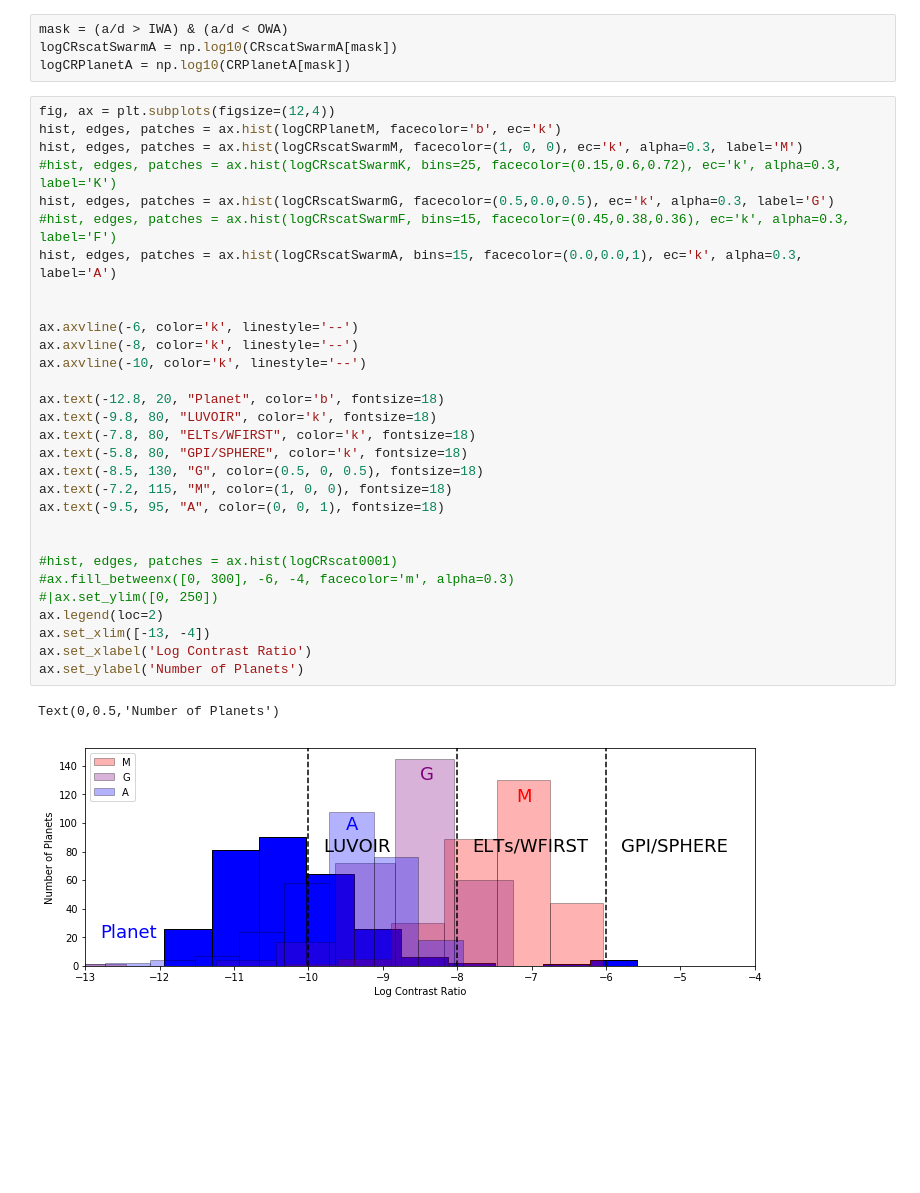
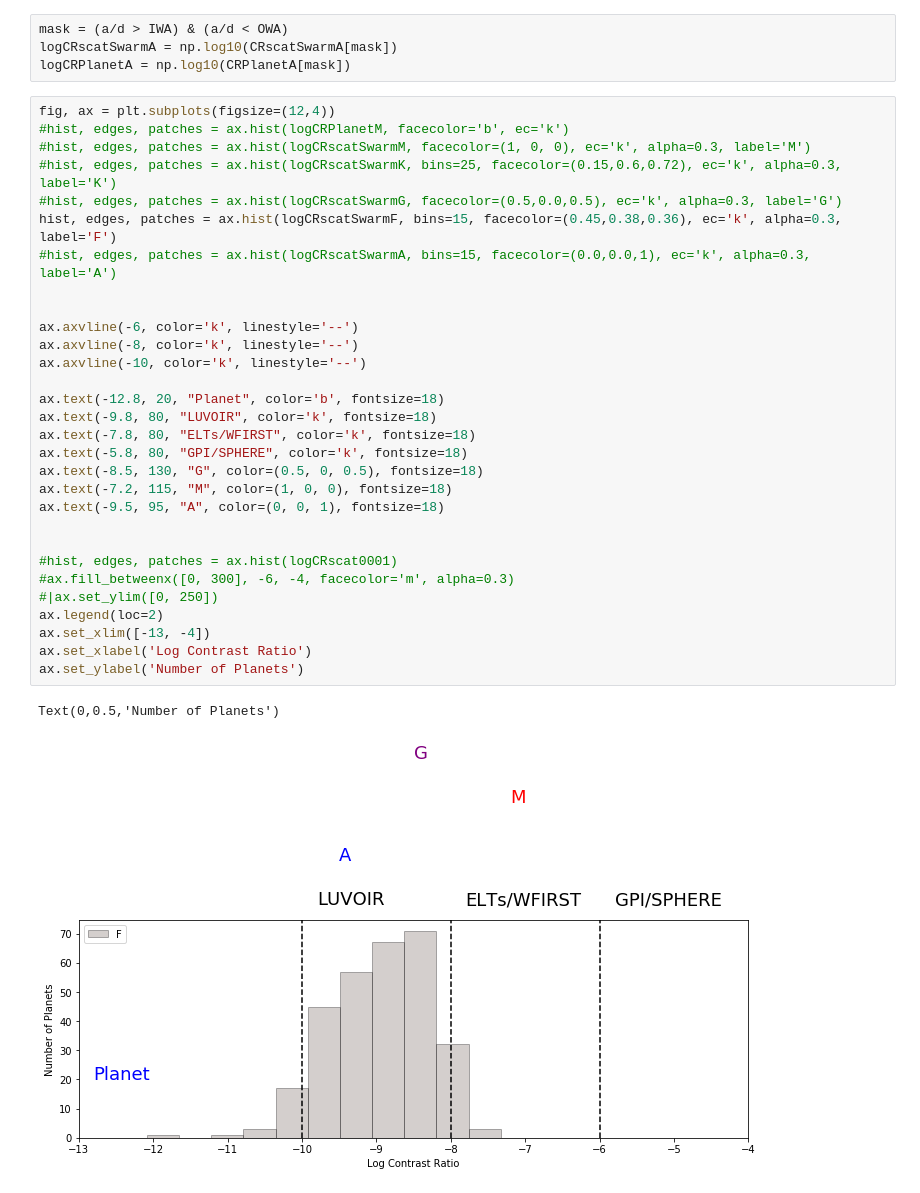
Before and after one commit to LoicNassif/CE-Irregular-Satellites, a Jupyter notebook: jupyter_examples/yieldStarTypes.ipynb, the cells around one changed output. Drawn from its saved outputs; the diff is of its cells as text; blank space fills up the shorter version.

```diff
--- a/jupyter_examples/yieldStarTypes.ipynb
+++ b/jupyter_examples/yieldStarTypes.ipynb
@@ -293,34 +293,34 @@ logCRscatSwarmA = np.log10(CRscatSwarmA[mask])
 logCRPlanetA = np.log10(CRPlanetA[mask])
 # %%
 fig, ax = plt.subplots(figsize=(12,4))
-hist, edges, patches = ax.hist(logCRPlanetM, facecolor='b', ec='k')
-hist, edges, patches = ax.hist(logCRscatSwarmM, facecolor=(1, 0, 0), ec='k', alpha=0.3, label='M')
+#hist, edges, patches = ax.hist(logCRPlanetM, facecolor='b', ec='k')
+#hist, edges, patches = ax.hist(logCRscatSwarmM, facecolor=(1, 0, 0), ec='k', alpha=0.3, label='M')
 #hist, edges, patches = ax.hist(logCRscatSwarmK, bins=25, facecolor=(0.15,0.6,0.72), ec='k', alpha=0.3, label='K')
-hist, edges, patches = ax.hist(logCRscatSwarmG, facecolor=(0.5,0.0,0.5), ec='k', alpha=0.3, label='G')
-#hist, edges, patches = ax.hist(logCRscatSwarmF, bins=15, facecolor=(0.45,0.38,0.36), ec='k', alpha=0.3, label='F')
-hist, edges, patches = ax.hist(logCRscatSwarmA, bins=15, facecolor=(0.0,0.0,1), ec='k', alpha=0.3, label='A')
+#hist, edges, patches = ax.hist(logCRscatSwarmG, facecolor=(0.5,0.0,0.5), ec='k', alpha=0.3, label='G')
+hist, edges, patches = ax.hist(logCRscatSwarmF, bins=15, facecolor=(0.45,0.38,0.36), ec='k', alpha=0.3, label='F')
+#hist, edges, patches = ax.hist(logCRscatSwarmA, bins=15, facecolor=(0.0,0.0,1), ec='k', alpha=0.3, label='A')
 
 
 ax.axvline(-6, color='k', linestyle='--')
 ax.axvline(-8, color='k', linestyle='--')
 ax.axvline(-10, color='k', linestyle='--')
 
 ax.text(-12.8, 20, "Planet", color='b', fontsize=18)
 ax.text(-9.8, 80, "LUVOIR", color='k', fontsize=18)
 ax.text(-7.8, 80, "ELTs/WFIRST", color='k', fontsize=18)
 ax.text(-5.8, 80, "GPI/SPHERE", color='k', fontsize=18)
 ax.text(-8.5, 130, "G", color=(0.5, 0, 0.5), fontsize=18)
 ax.text(-7.2, 115, "M", color=(1, 0, 0), fontsize=18)
 ax.text(-9.5, 95, "A", color=(0, 0, 1), fontsize=18)
 
 
 #hist, edges, patches = ax.hist(logCRscat0001)
 #ax.fill_betweenx([0, 300], -6, -4, facecolor='m', alpha=0.3)
 #|ax.set_ylim([0, 250])
 ax.legend(loc=2)
 ax.set_xlim([-13, -4])
 ax.set_xlabel('Log Contrast Ratio')
 ax.set_ylabel('Number of Planets')
 # %% [output]
 Text(0,0.5,'Number of Planets')
-[figure, old version]
+[figure, new version]
```
Also changed, not shown: parts of 5 cells of this notebook, 3 other files.
